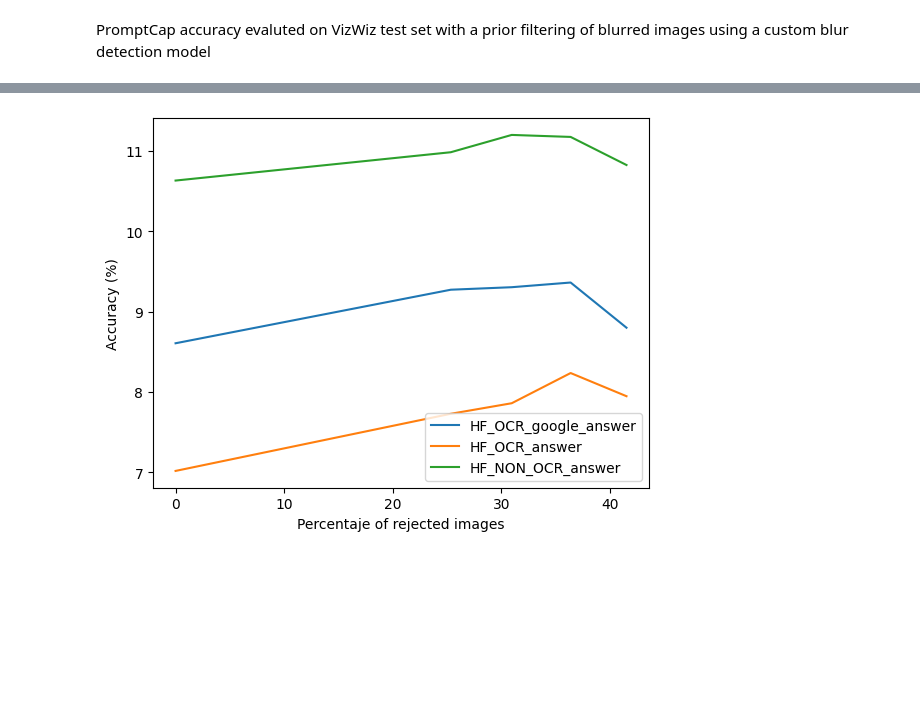
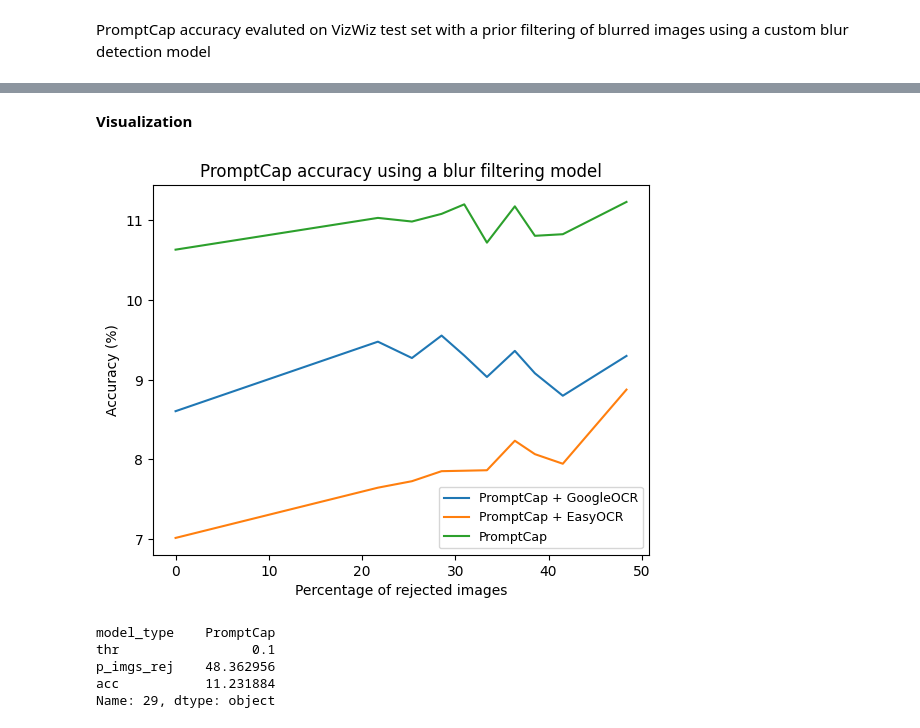
Before and after one commit to arcb01/GED-TFG, a Jupyter notebook: src/vqa_accuracy.ipynb, the cells around one changed output, grey strips where cells are left out. Saved outputs shown, nothing was run; the diff lists cells and outputs as text; code cells hidden in the pictures; blank space fills up the shorter version.

Commit message:
vqa accuracy graph

```diff
--- a/src/vqa_accuracy.ipynb
+++ b/src/vqa_accuracy.ipynb
@@ -311,27 +314,32 @@ model = initialize_model()
 model_params = (model, device)
 # %%
 data = {"model_type": [],
-        "rej_rate": [],
+        "thr": [],
         "p_imgs_rej": [],
       "acc": []}
+
+map_type = { "HF_OCR_google_answer" : "PromptCap + GoogleOCR",
+                "HF_OCR_answer" : "PromptCap + EasyOCR",
+                "HF_NON_OCR_answer": "PromptCap"
+           }
 # %%
 blur_results = []
-rej_rates = [0.0, 0.2, 0.4, 0.6, 0.8]
+rej_rates = np.flip(np.arange(0., 1.1, 0.1), 0)
 
 # For every rejection rate, compares the default model (rej_rates = 0.0) with
 for rr in rej_rates:
-    if rr == 0.0:
-        filtered_data = model_output_data  # Default model (no rejecting images)
-    else:
-        filtered_data = get_clear_images(model_output_data, (model, device, rr))
+    filtered_data = get_clear_images(model_output_data, (model, device, rr))
     for typ in model_types:
         res = evaluate_acc_promptcap(filtered_data, typ)
         p_imgs_rej = percent_imgs_rejected(model_output_data, filtered_data)
-        acc = (sum(res) / len(res)) * 100
+        if len(filtered_data) == 0:
+            acc = 100.
+        else:
+            acc = (sum(res) / len(res)) * 100
         blur_results.append((typ, acc))
         #print(f"--> {typ}: {acc:.4f}%")
-        data["model_type"].append(typ)
+        data["model_type"].append(map_type[typ])
         data["acc"].append(acc)
-        data["rej_rate"].append(rr)
+        data["thr"].append(rr)
         data["p_imgs_rej"].append(p_imgs_rej)
 # %% [output]
@@ -374,11 +370,26 @@ df
+# %% [markdown]
+**Visualization**
 # %%
-for typ in model_types:
+df = df[df["acc"] != 100.]
+
+for typ in list(map_type.values()):
     data = df[df["model_type"] == typ].sort_values('p_imgs_rej')
+
     plt.plot(data["p_imgs_rej"].tolist(),
             data["acc"].tolist(), label=typ)
-    plt.legend(loc=4)
-    plt.xlabel("Percentaje of rejected images")
+    plt.legend(loc=4, fontsize=9)
+    plt.xlabel("Percentage of rejected images")
     plt.ylabel("Accuracy (%)")
+plt.title("PromptCap accuracy using a blur filtering model")
 plt.show()
 # %% [output]
-[figure, old version]
+[figure, new version]
+# %%
+best_model_acc = df.loc[df['acc'].idxmax()]
+best_model_acc
+# %% [output]
+model_type    PromptCap
+thr                 0.1
+p_imgs_rej    48.362956
+acc           11.231884
+Name: 29, dtype: object
```
Also changed, not shown: parts of 8 cells of this notebook.
